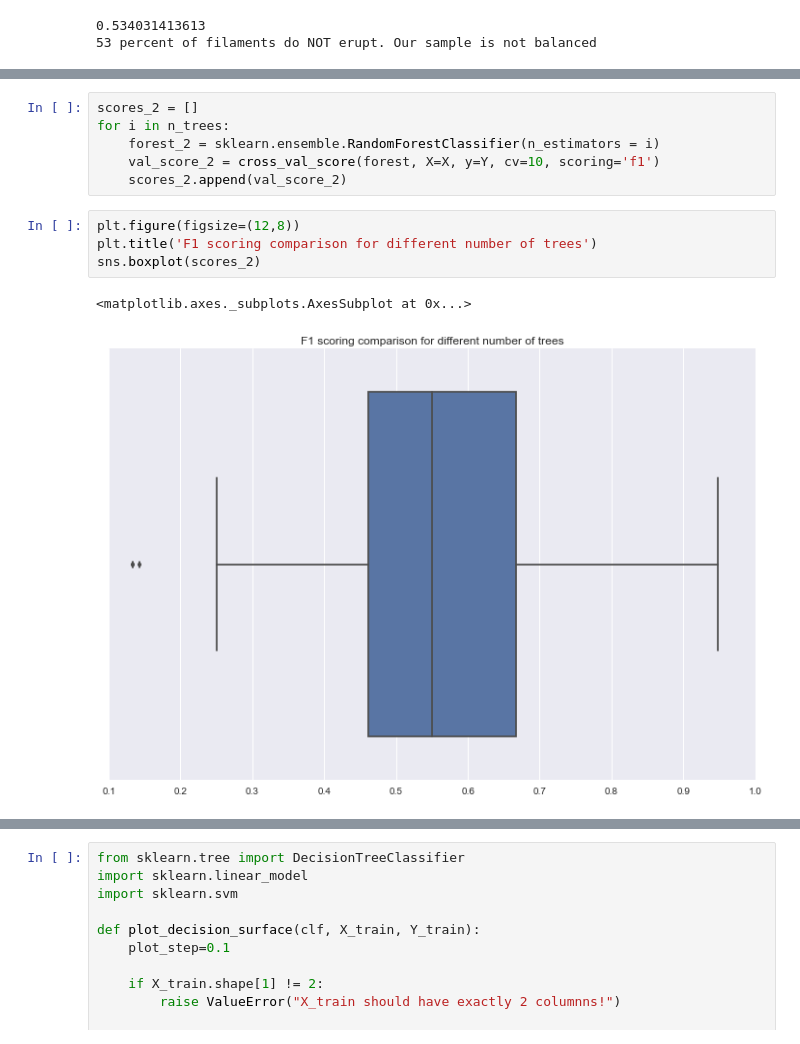
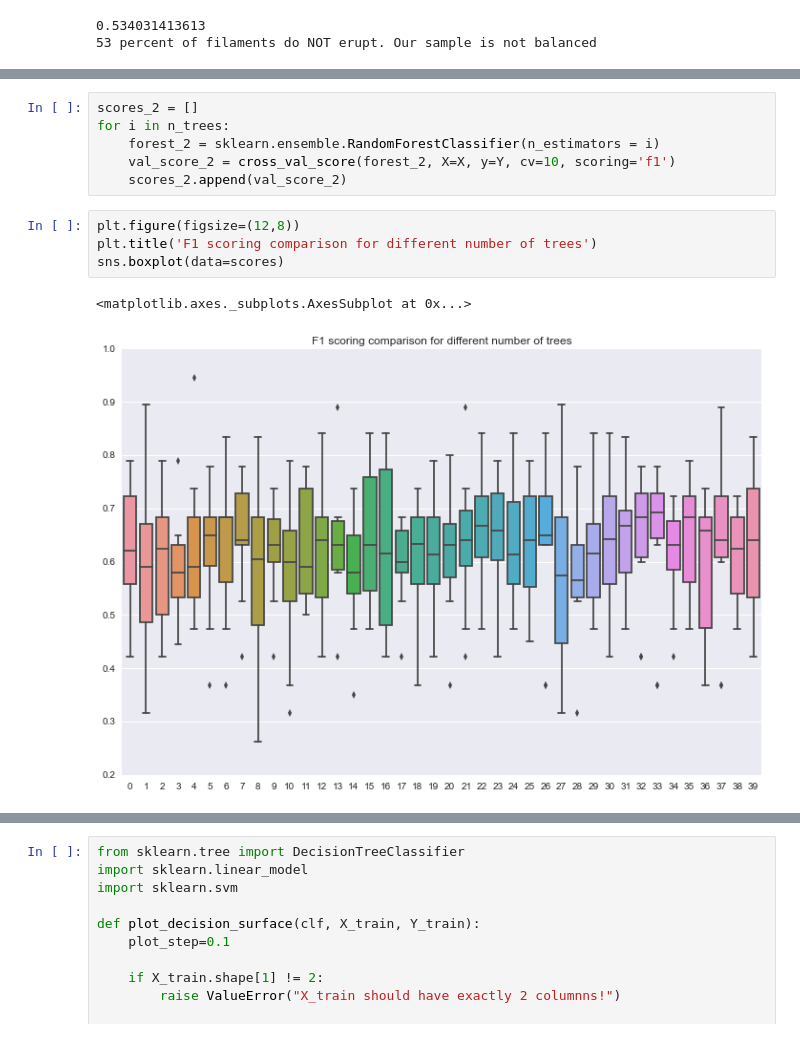
Before and after one commit to Nschanche/Filament_tracking, a Jupyter notebook: Filament_statistics.ipynb, the cells around one changed output, grey strips where cells are left out. Drawn from its saved outputs; the diff is of its cells as text.

```diff
--- a/Filament_statistics.ipynb
+++ b/Filament_statistics.ipynb
@@ -163,15 +177,15 @@ sns.boxplot(scores)
 scores_2 = []
 for i in n_trees:
     forest_2 = sklearn.ensemble.RandomForestClassifier(n_estimators = i)
-    val_score_2 = cross_val_score(forest, X=X, y=Y, cv=10, scoring='f1')
+    val_score_2 = cross_val_score(forest_2, X=X, y=Y, cv=10, scoring='f1')
     scores_2.append(val_score_2)
 # %%
 plt.figure(figsize=(12,8))
 plt.title('F1 scoring comparison for different number of trees')
-sns.boxplot(scores_2)
+sns.boxplot(data=scores)
 # %% [output]
 <matplotlib.axes._subplots.AxesSubplot at 0x...>
-[figure, old version]
+[figure, new version]
 # %%
 #make the forest classifier and do that fit. Then find the probabilities
 forest = sklearn.ensemble.RandomForestClassifier(n_estimators = 15)
```
Also changed, not shown: parts of 21 cells of this notebook.
